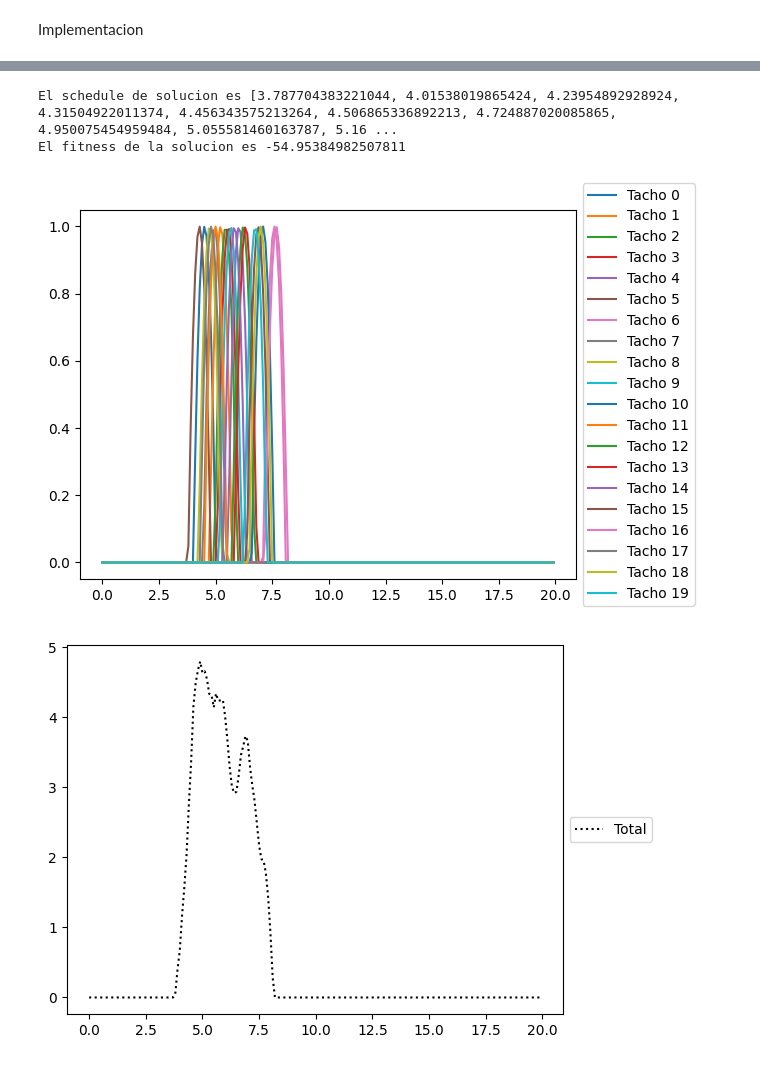
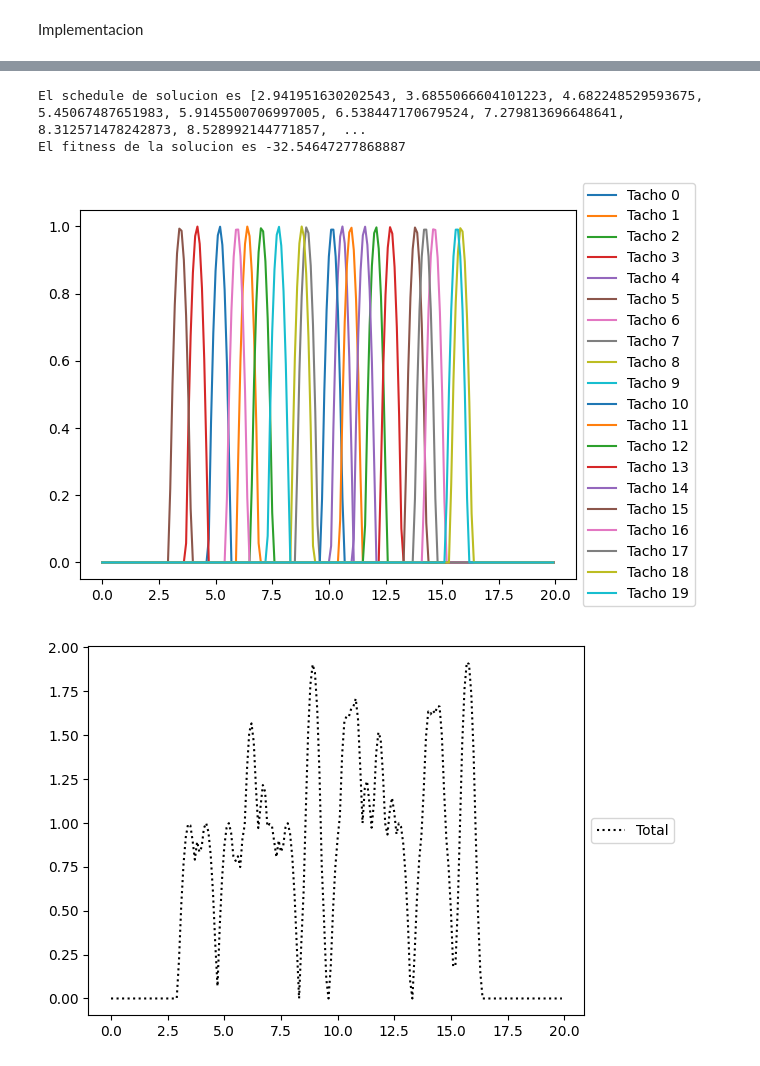
Before and after one commit to luudipietro/Geneticos_Final, a Jupyter notebook: Final_TP6.ipynb, the cells around one changed output, grey strips where cells are left out. Saved outputs shown, nothing was run; the diff lists cells and outputs as text; code cells hidden in the pictures.

```diff
--- a/Final_TP6.ipynb
+++ b/Final_TP6.ipynb
@@ -431,13 +463,23 @@ print(inicializacion)
 # %% [markdown]
 Fitness
 # %%
+import numpy as np
 def Fitness(t_inicios):
+    t_min = min(t_inicios)
+    t_max= max(t_inicios) +1
+    intervalo = np.linspace(t_min+0.5,t_max-0.5)
     vapor_tachos = VaporTotal(t_inicios,intervalo)
+    tiempo = tiempo_total(t_inicios)
+    fitness = np.std(vapor_tachos)/np.mean(vapor_tachos) + tiempo *3
+    fitness = np.std(vapor_tachos) *25 + tiempo + (max(vapor_tachos)  - min(vapor_tachos)) * 4
+    return -fitness
     variacion = variacion_total(vapor_tachos)
-    tiempo = tiempo_total(t_inicios)
+
     # #fitness = -variacion - tiempo *5- max(vapor_tachos) *3
     # fitness = - tiempo *500
-    return - curvatura(vapor_tachos) * 10- max(vapor_tachos) *5 - tiempo - variacion
+   # return - np.std(vapor_tachos) - tiempo
+    #return -tiempo *5 - variacion **2 - max(vapor_tachos) *3
+
 
 def variacion_total(vapor_tachos):
     return np.sum(np.abs(np.diff(vapor_tachos)))
@@ -446,14 +488,6 @@ def tiempo_total(t_inicios):
     return max(t_inicios) - min(t_inicios) + 1
 def primera_derivada(y_anterior, y_posterior, delta_x):
    return (y_posterior-y_anterior) / (2 * delta_x)
-
-def curvatura(vapor_total):
-   suma_curvatura = 0
-   for i in range(1, len(vapor_total)-1):
-      derivada = primera_derivada(vapor_total[i+1], vapor_total[i-1], 0.1)
-      k_i = abs(derivada) / (1 + derivada **2)
-      suma_curvatura += (k_i * 0.1)
-   return suma_curvatura
 # %% [markdown]
 Implementacion
 # %%
@@ -461,20 +495,23 @@ import random
 import math
 
 tachos = 20
-intervalo = [x/10 for x in range(tachos*10)]
+#intervalo = [x/10 for x in range(tachos*10)]
+
 Bounds = [[0, tachos-1] for i in range(tachos)]
 
 Enteras = [False] * (tachos)
 f = Fitness
-cant_individuos = 40
+cant_individuos = 60
+
+
 cant_generac = 60
 cant_elite = 1
 sel = sel_sus
 eps = 0.1
-xover = arith_crossover
-cant_cruzados = round(0.7 * cant_individuos)
+xover = xov_arith
+cant_cruzados = round(0.6 * cant_individuos)
 mut = mut_step
-cant_mutados = round(0.45 * cant_individuos)
+cant_mutados = round(0.3 * cant_individuos)
 callback = None
 Variabilidad_weight = 14
 Picos_weight = 0.06
@@ -495,5 +532,5 @@ graficarResultadosTachos(sol, tachos, intervalo)
-El schedule de solucion es [3.787704383221044, 4.01538019865424, 4.23954892928924, 4.31504922011374, 4.456343575213264, 4.506865336892213, 4.724887020085865, 4.950075454959484, 5.055581460163787, 5.16 ...
-El fitness de la solucion es -54.95384982507811
+El schedule de solucion es [2.941951630202543, 3.6855066604101223, 4.682248529593675, 5.45067487651983, 5.9145500706997005, 6.538447170679524, 7.279813696648641, 8.312571478242873, 8.528992144771857,  ...
+El fitness de la solucion es -32.54647277868887
-[figure, old version]
+[figure, new version]
-[figure, old version]
+[figure, new version]
 [figure]
```
Also changed, not shown: parts of 2 cells of this notebook.
